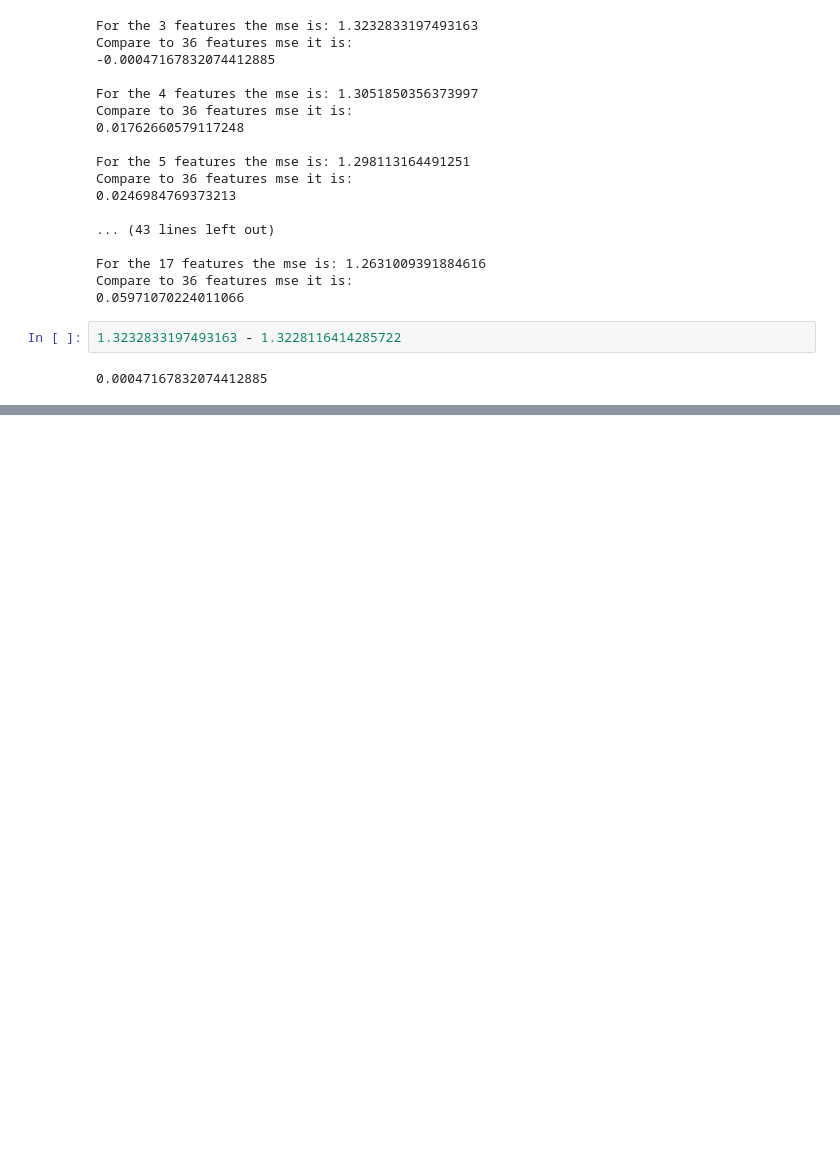
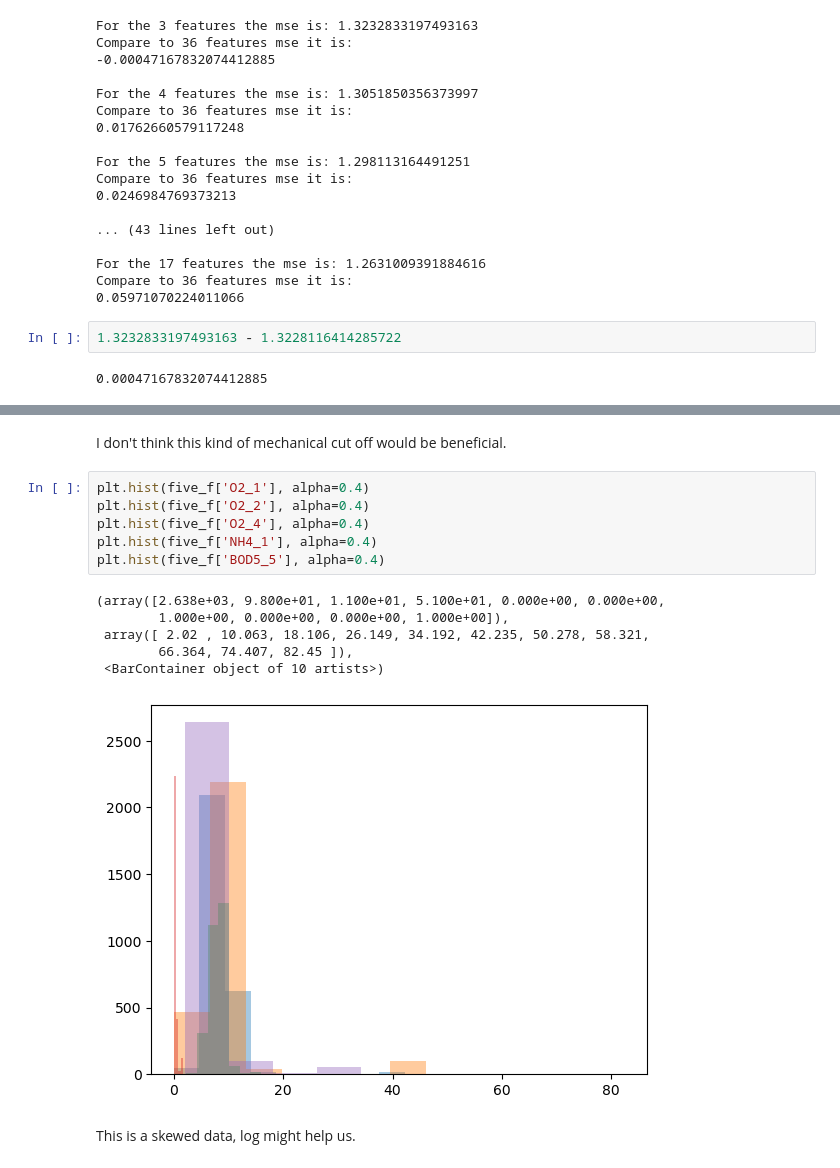
Before and after one commit to ameram/dissolved_o2_augmentation, a Jupyter notebook: playground_3-21.ipynb, the cells around one changed output, grey strips where cells are left out. Saved outputs shown, nothing was run; the diff lists cells and outputs as text; blank space fills up the shorter version.

```diff
--- a/playground_3-21.ipynb
+++ b/playground_3-21.ipynb
@@ -308,0 +375,17 @@ OK the 36 features version of model had a mse of 1.3228116414285722 and the new
+# %% [markdown]
+I don't think this kind of mechanical cut off would be beneficial.
+# %%
+plt.hist(five_f['O2_1'], alpha=0.4)
+plt.hist(five_f['O2_2'], alpha=0.4)
+plt.hist(five_f['O2_4'], alpha=0.4)
+plt.hist(five_f['NH4_1'], alpha=0.4)
+plt.hist(five_f['BOD5_5'], alpha=0.4)
+# %% [output]
+(array([2.638e+03, 9.800e+01, 1.100e+01, 5.100e+01, 0.000e+00, 0.000e+00,
+        1.000e+00, 0.000e+00, 0.000e+00, 1.000e+00]),
+ array([ 2.02 , 10.063, 18.106, 26.149, 34.192, 42.235, 50.278, 58.321,
+        66.364, 74.407, 82.45 ]),
+ <BarContainer object of 10 artists>)
+[figure, added]
+# %% [markdown]
+This is a skewed data, log might help us.
```
Also changed, not shown: parts of 8 cells of this notebook, 1 other file.
